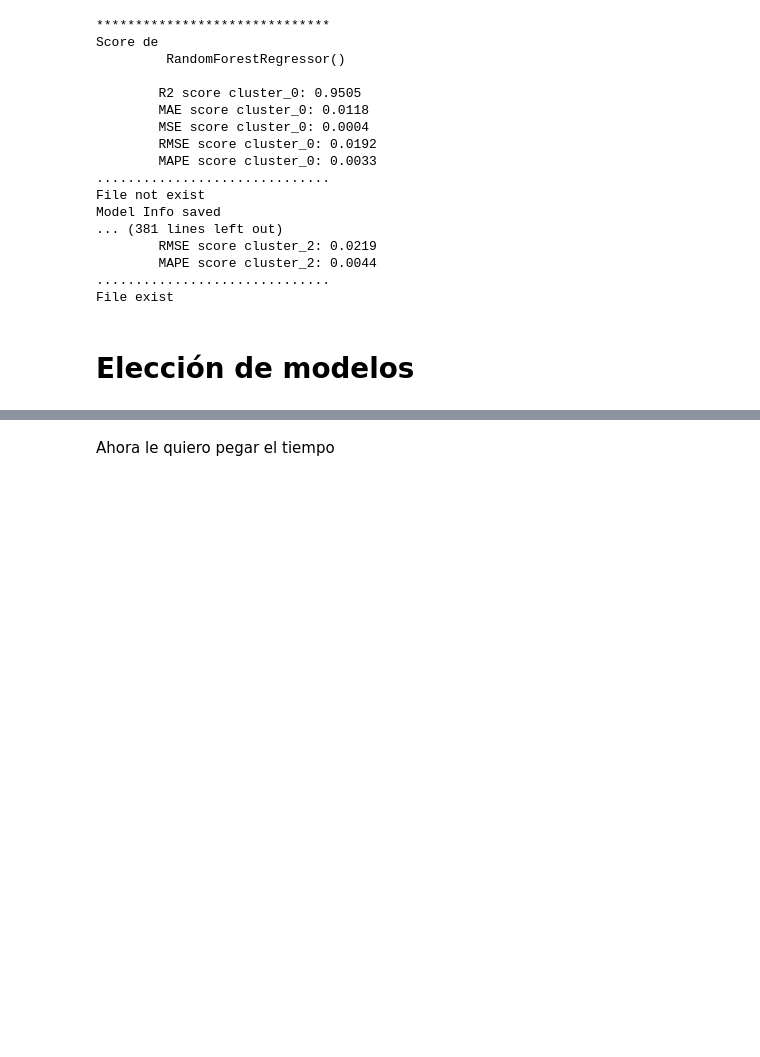
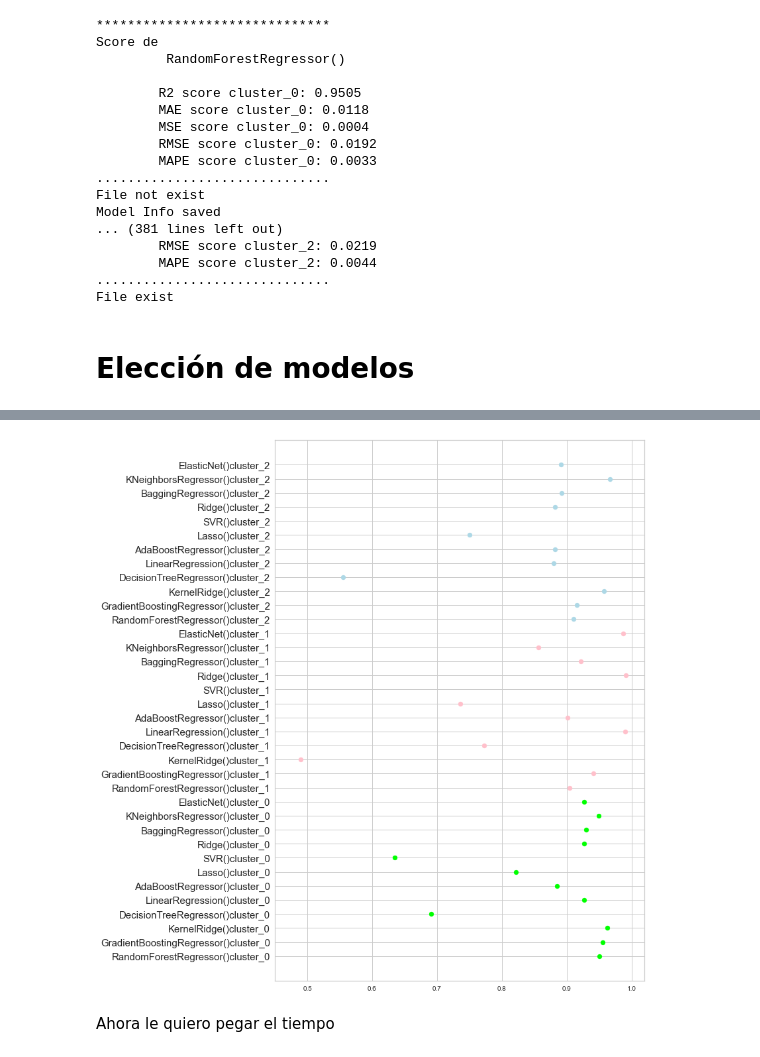
Before and after one commit to JosefinaCresta/ML_NanoWorld_Models, a Jupyter notebook: src/resumen_full_db_2.ipynb, the cells around one changed output, grey strips where cells are left out. Saved outputs shown, nothing was run; the diff lists cells and outputs as text; code cells hidden in the pictures; blank space fills up the shorter version.

```diff
--- a/src/resumen_full_db_2.ipynb
+++ b/src/resumen_full_db_2.ipynb
@@ -272,3 +294,13 @@ compare_model
+# %%
+plt.figure(figsize=(10,15))
+colors = ['lime', 'pink', 'lightblue']
+for i in range(0,3):
+    df = compare_model[compare_model[' cluster']==f'cluster_{i}']
+    plt.scatter(df[' R2'], df['model_name ']+df[' cluster'], color=colors[i])
+plt.xlim([0.45, 1.02])
+plt.tick_params(axis='y', which='major', labelsize=15)
+# %% [output]
+[figure, added]
 # %% [markdown]
 Ahora le quiero pegar el tiempo
 # %%
```
Also changed, not shown: parts of 2 cells of this notebook, 8 other files.
